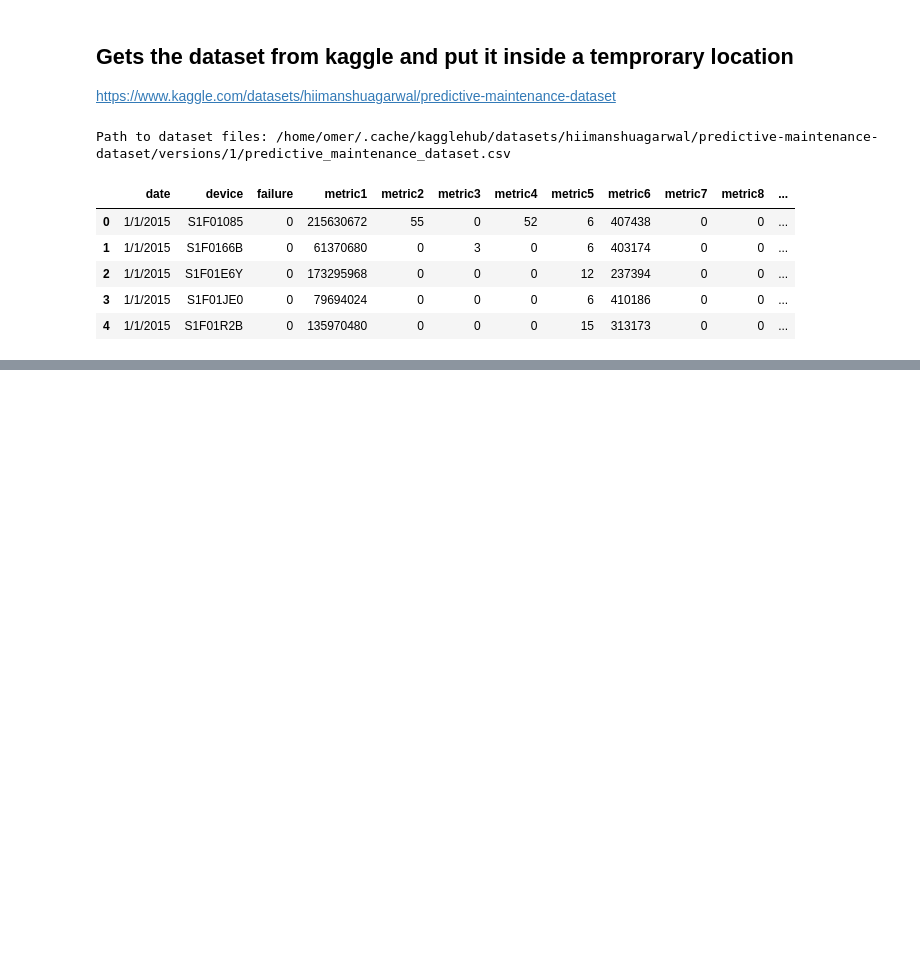
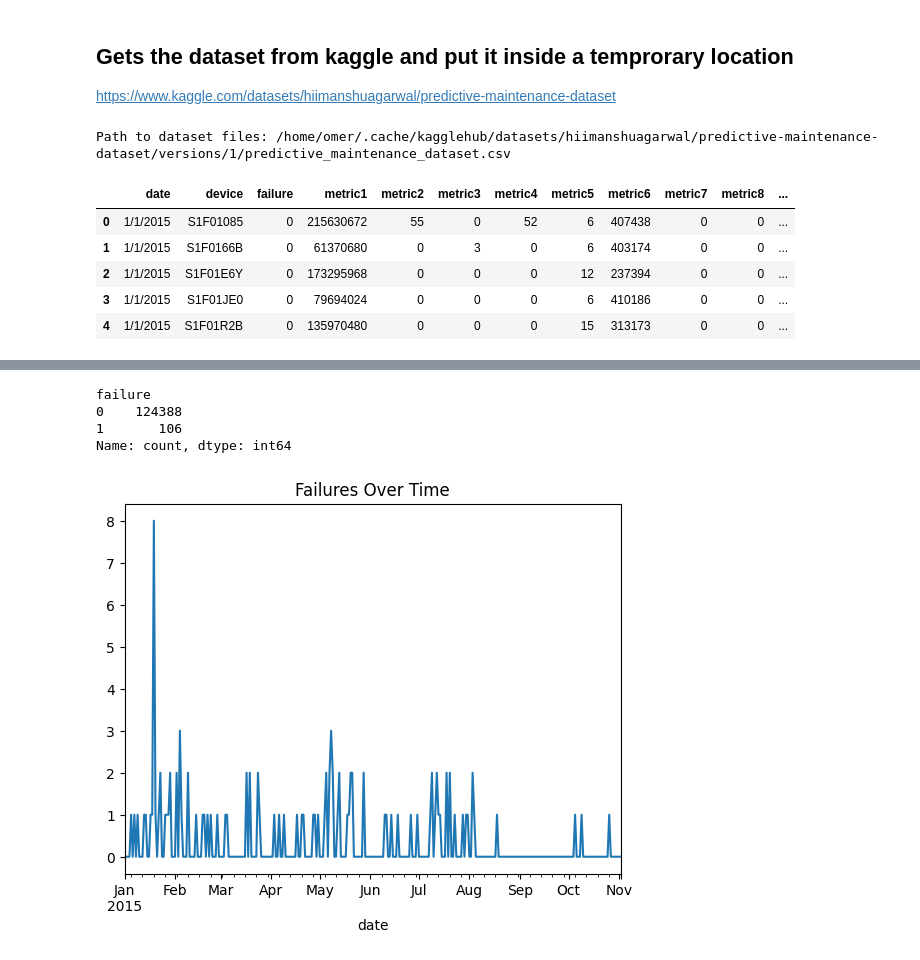
Before and after one commit to Serendipity-PdM/analysis, a Jupyter notebook: kaggle.ipynb, the cells around one changed output, grey strips where cells are left out. Cells and saved outputs as stored; diff of their text form; code cells hidden in the pictures; blank space fills up the shorter version.

```diff
--- a/kaggle.ipynb
+++ b/kaggle.ipynb
@@ -31,0 +62,14 @@ df.head()
+# %%
+df['failure'].value_counts()
+# %% [output]
+failure
+0    124388
+1       106
+Name: count, dtype: int64
+# %%
+df['date'] = pd.to_datetime(df['date'])
+df.set_index('date')['failure'].resample('D').sum().plot()
+plt.title("Failures Over Time")
+plt.show()
+# %% [output]
+[figure, added]
```
Also changed, not shown: parts of 3 cells of this notebook.
